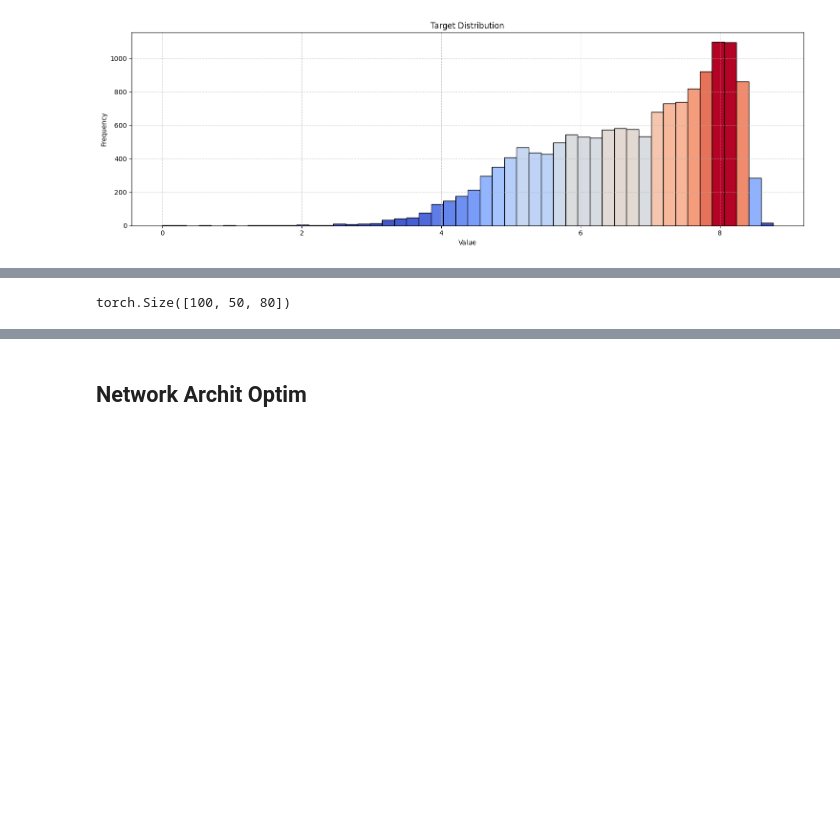
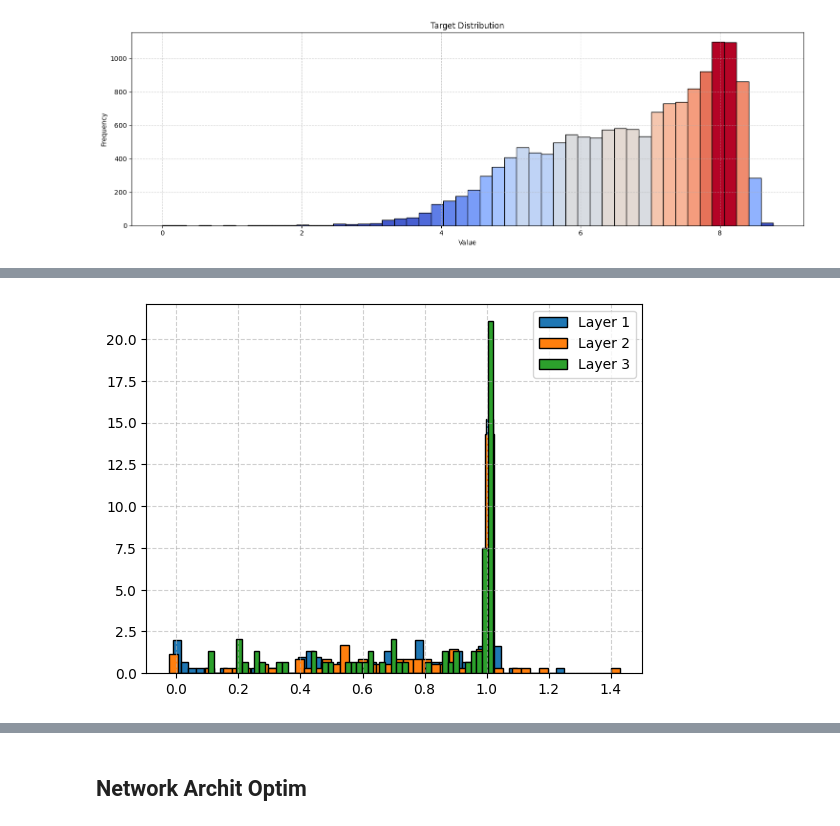
Before and after one commit to alessandrobreccia99/SNN-Cal, a Jupyter notebook: SNN/SNN.ipynb, the cells around one changed output, grey strips where cells are left out. Cells and saved outputs as stored; diff of their text form; code cells hidden in the pictures; blank space fills up the shorter version.

Commit message:
diff betas

```diff
--- a/SNN/SNN.ipynb
+++ b/SNN/SNN.ipynb
@@ -559,15 +515,15 @@ plt.show()
 # %% [output]
 [figure]
 # %%
+population = 80
 def build_network(params_values):
-    population = 80
     for row in params_values:
         net_desc = {}
         l,N = row[0], row[1]
         net_desc["layers"] = [400] + [N for i in range(l)] + [population]
         net_desc['timesteps'] = 100
         net_desc["neuron_params"] = {i:  [snn.Leaky,
-                        {"beta" : 1.0,
+                        {"beta" : torch.randn((int(net_desc["layers"][i]),) )*0.5 + 1.0,
                         "learn_beta": True,
                         "threshold" : 1.0,
                         "learn_threshold": True,
@@ -577,3 +533,5 @@ def build_network(params_values):
     return net_desc
 
 net_desc_spikefreq = build_network(np.array([[2, 120]]))
+tasks = next(iter(train_dataset))[1].shape[-1]
+print('Number of tasks:', tasks)
@@ -586,12 +546,12 @@ errors = []
 
 for i in range(trials):
     net_Epos_spk = Spiking_Net(net_desc_spikefreq, lambda x: spikegen_multi(x,4))
-    Pred_Epos_spk = Predictor(predict_spikefreq, population_sizes=int(population/4))
+    Pred_Epos_spk = Predictor(predict_spikefreq, population_sizes=int(population/tasks))
     loss_Epos = multi_MSELoss(weights=torch.tensor([1,1,1,1]))
     opt_Epos_spk = torch.optim.Adam(net_Epos_spk.parameters(), lr=1e-3, betas=(0.9, 0.999), weight_decay=1e-3)
     sche_Epos_spk = torch.optim.lr_scheduler.ExponentialLR(opt_Epos_spk, gamma=0.7)
     train_Epos_spk = Trainer(net_Epos_spk, loss_Epos, opt_Epos_spk, Pred_Epos_spk,
-                    train_dataset, val_dataset, test_dataset,sche_Epos_spk)
+                    train_dataset, val_dataset, test_dataset, sche_Epos_spk)
 
     train_Epos_spk.train(num_epochs)
 
@@ -614,6 +596,18 @@ output = net_Epos_spk(next(iter(train_dataset))[0:1][0])
-# %%
-output.shape
-# %% [output]
-torch.Size([100, 50, 80])
+# %%
+betas1 = train_Epos_spk.net.network._modules['1']._parameters['beta'].detach().numpy()
+betas3 = train_Epos_spk.net.network._modules['3']._parameters['beta'].detach().numpy()
+betas5 = train_Epos_spk.net.network._modules['5']._parameters['beta'].detach().numpy()
+# %%
+counts, bins, patches = plt.hist(betas1, bins=50, edgecolor='black', label='Layer 1', density=True)
+
+counts, bins, patches = plt.hist(betas3, bins=50, edgecolor='black', label='Layer 2',  density=True)
+
+counts, bins, patches = plt.hist(betas5, bins=50, edgecolor='black', label='Layer 3',  density=True)
+
+plt.grid(alpha=0.6, linestyle='--')
+plt.legend()
+plt.show()
+# %% [output]
+[figure, added]
 # %%
 errors
```
Also changed, not shown: parts of 11 cells of this notebook.
